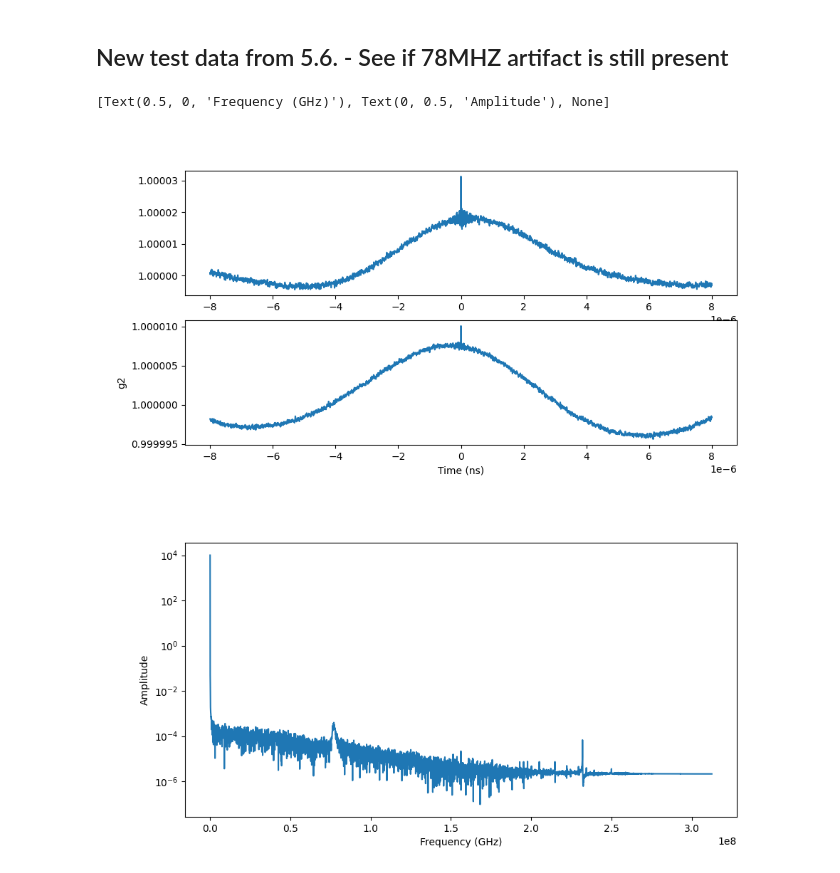
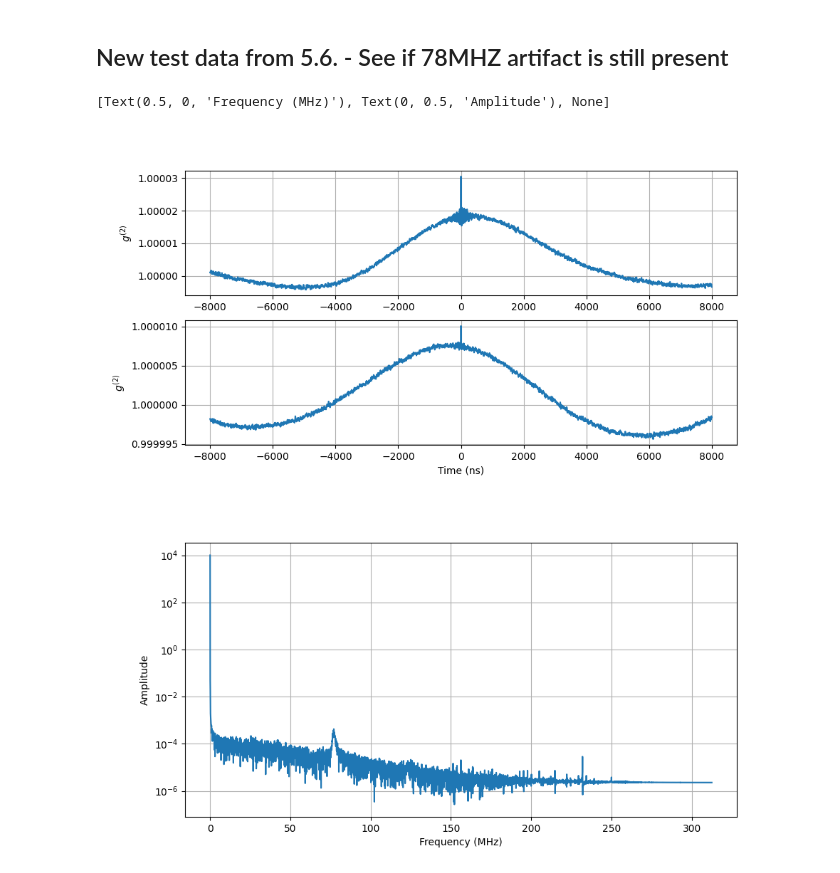
Before and after one commit to SteWey0/Bachelorarbeit, a Jupyter notebook: analysis_tests.ipynb, the cells around one changed output. Cells and saved outputs as stored; diff of their text form; code cells hidden in the pictures.

```diff
--- a/analysis_example.ipynb
+++ b/analysis_tests.ipynb
@@ -335,7 +335,8 @@ ax.legend()
 ## New test data from 5.6. - See if 78MHZ artifact is still present
 # %%
 measurement_name = '20240605_10x10test'
-num = 1000
+num = 2531
+
 filename = 'average' + str(num) # This is the filename of the reduced data file. can be used to distinguish between different data reduction methods.
 # Only do time intensive data reduction if not already done:
 if not os.path.exists('reduced_data\\' + measurement_name + '\\' + filename + '.txt'):
@@ -346,24 +347,31 @@ if not os.path.exists('reduced_data\\' + measurement_name + '\\' + filename + '.
 else:
     average = np.loadtxt('reduced_data\\' + measurement_name + '\\' + filename + '.txt')
 # %%
+plt.close('all')
 %matplotlib widget
+t_width = 1.6
+t = np.arange(-5000 * t_width, 5000*t_width, t_width)
 old_data_average = np.loadtxt('reduced_data\\20240319_cable_lengths\\average_7251.txt')
 fig,ax = plt.subplots(nrows =2, figsize=(10, 5))
 ax[0].plot(t, average)
 ax[0].ticklabel_format(useOffset=False)
-ax[1].set(xlabel='Time (ns)', ylabel='g2')
+ax[0].set(ylabel='$g^{(2)}$')
+ax[1].set(xlabel='Time (ns)', ylabel='$g^{(2)}$')
 ax[1].plot(t, old_data_average)
 ax[0].sharex(ax[1])
 ax[1].ticklabel_format(useOffset=False)
+ax[0].grid()
+ax[1].grid()
 fourier = np.fft.rfft(average)
 frequencies = np.fft.rfftfreq(len(average), t_width*1e-9)
 fig,ax = plt.subplots(figsize=(10, 5))
-ax.plot(frequencies, np.abs(fourier))
-ax.set(xlabel='Frequency (GHz)', ylabel='Amplitude', yscale='log')
+ax.plot(frequencies*1e-6, np.abs(fourier))
+ax.grid()
+ax.set(xlabel='Frequency (MHz)', ylabel='Amplitude', yscale='log')
 # %% [output]
-[Text(0.5, 0, 'Frequency (GHz)'), Text(0, 0.5, 'Amplitude'), None]
+[Text(0.5, 0, 'Frequency (MHz)'), Text(0, 0.5, 'Amplitude'), None]
-[figure, old version]
+[figure, new version]
-[figure, old version]
+[figure, new version]
 # %%
 
 fourier = np.fft.rfft(old_data_average)
```
Also changed, not shown: parts of 2 cells of this notebook, 2 other files.
